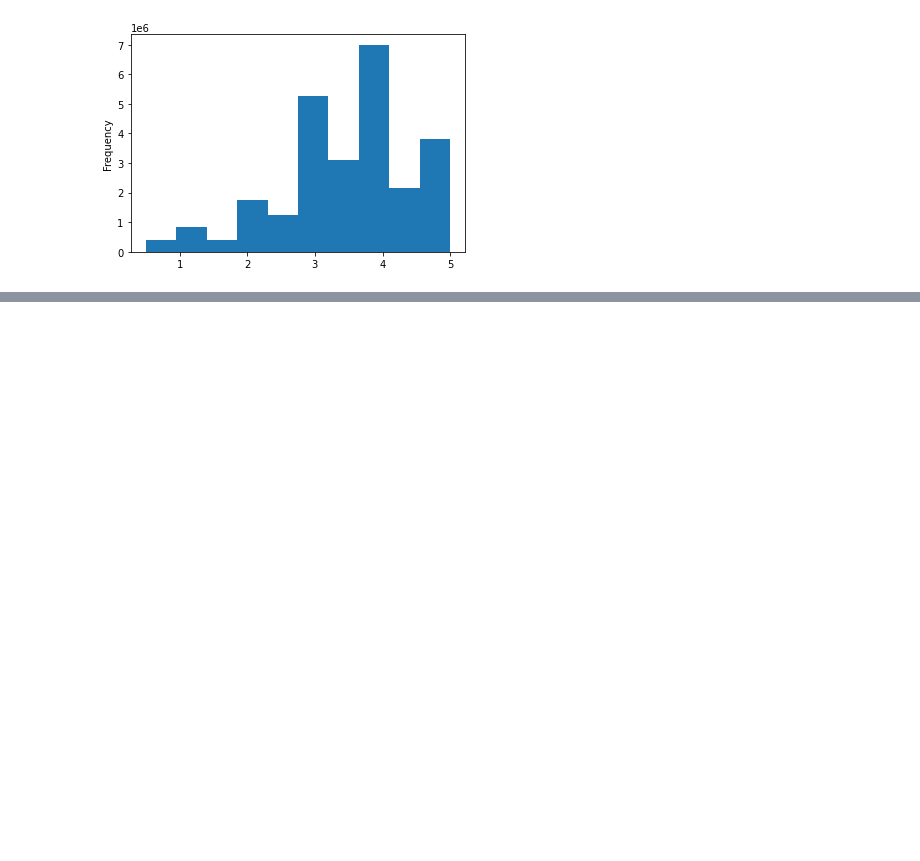
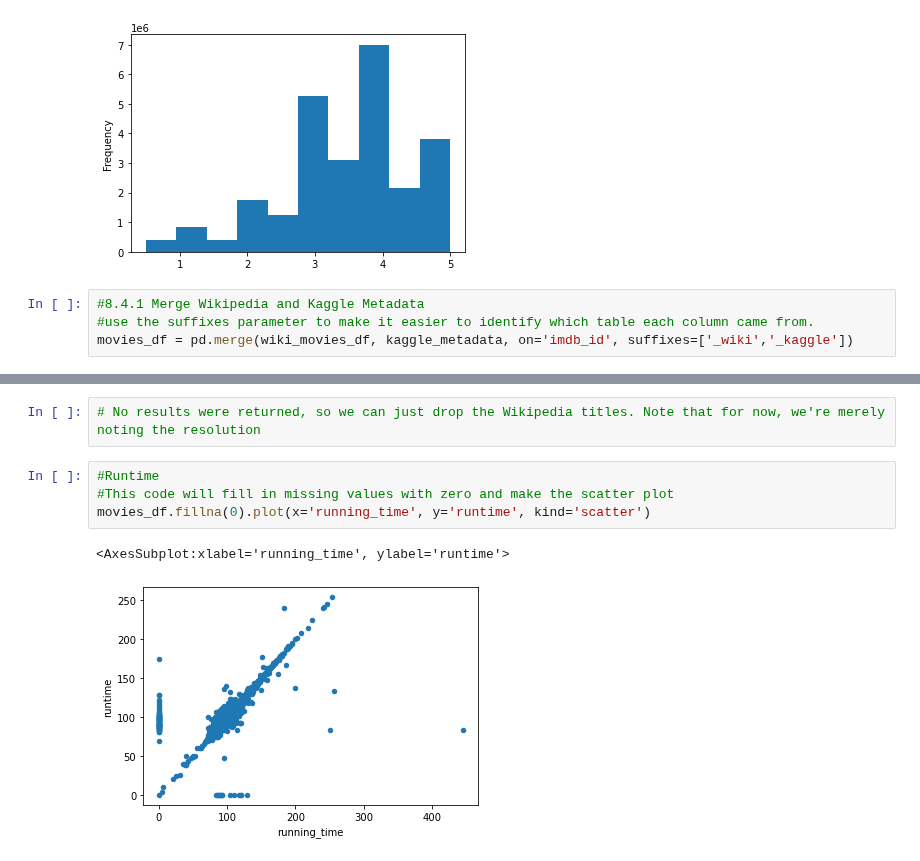
Before and after one commit to nickroach23/Movies-ETL, a Jupyter notebook: Module 8.ipynb, the cells around one changed output, grey strips where cells are left out. Cells and saved outputs as stored; diff of their text form; blank space fills up the shorter version.

```diff
--- a/Module 8.ipynb
+++ b/Module 8.ipynb
@@ -959,3 +1007,7 @@ min                     0.50
 max                     5.00
 Name: rating, dtype: float64
 [figure]
+# %%
+#8.4.1 Merge Wikipedia and Kaggle Metadata
+#use the suffixes parameter to make it easier to identify which table each column came from.
+movies_df = pd.merge(wiki_movies_df, kaggle_metadata, on='imdb_id', suffixes=['_wiki','_kaggle'])
@@ -961,0 +1066,9 @@ Name: rating, dtype: float64
+# %%
+# No results were returned, so we can just drop the Wikipedia titles. Note that for now, we're merely noting the resolution
+# %%
+#Runtime
+#This code will fill in missing values with zero and make the scatter plot
+movies_df.fillna(0).plot(x='running_time', y='runtime', kind='scatter')
+# %% [output]
+<AxesSubplot:xlabel='running_time', ylabel='runtime'>
+[figure, added]
```
Also changed, not shown: parts of 30 cells of this notebook.
